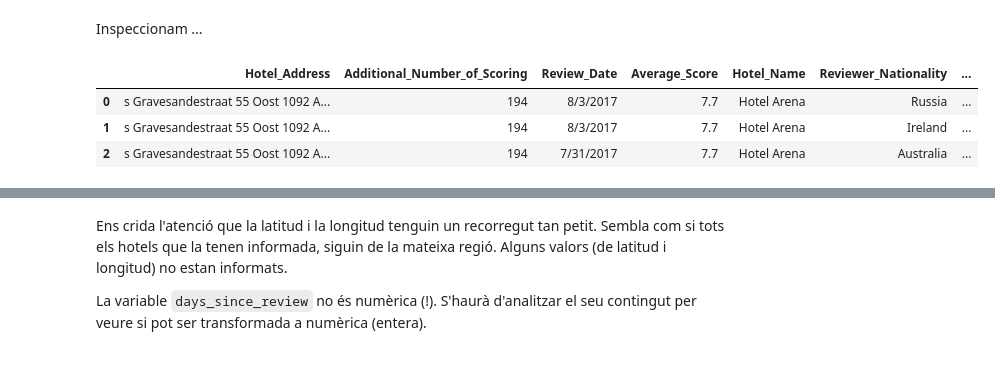
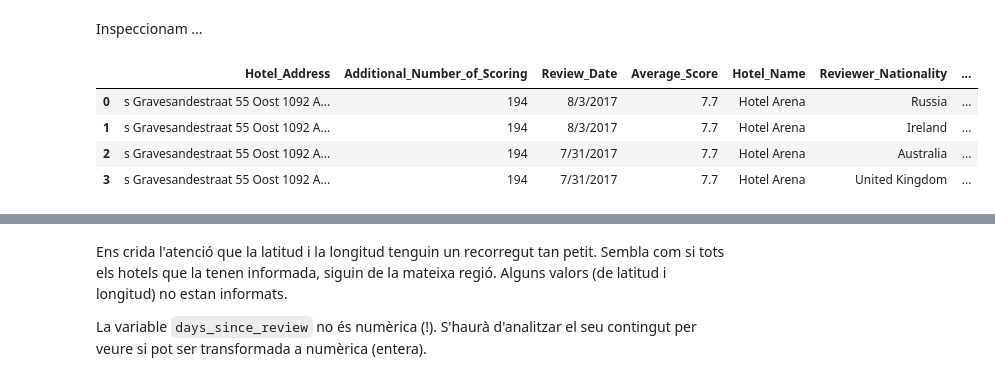
Before and after one commit to llublad/MUSI-AA, a Jupyter notebook: musi-aa-modulo1/W6/practica/hr_features_study.ipynb, the cells around one changed output, grey strips where cells are left out. Drawn from its saved outputs; the diff is of its cells as text; code cells hidden in the pictures.

```diff
--- a/musi-aa-modulo1/W6/practica/hr_features_study.ipynb
+++ b/musi-aa-modulo1/W6/practica/hr_features_study.ipynb
@@ -47,12 +47,13 @@ Loading data/hotel_reviews_dataset_part_4.csv
 # %% [markdown]
 Inspeccionam ...
 # %%
-df.head(3)
+df.head(4)
 # %% [output]
 |  | Hotel_Address | Additional_Number_of_Scoring | Review_Date | Average_Score | Hotel_Name | Reviewer_Nationality | ... |
 | 0 | s Gravesandestraat 55 Oost 1092 A... | 194 | 8/3/2017 | 7.7 | Hotel Arena | Russia | ... |
 | 1 | s Gravesandestraat 55 Oost 1092 A... | 194 | 8/3/2017 | 7.7 | Hotel Arena | Ireland | ... |
 | 2 | s Gravesandestraat 55 Oost 1092 A... | 194 | 7/31/2017 | 7.7 | Hotel Arena | Australia | ... |
+| 3 | s Gravesandestraat 55 Oost 1092 A... | 194 | 7/31/2017 | 7.7 | Hotel Arena | United Kingdom | ... |
 # %%
 df.describe()
 # %% [output]
```
Also changed, not shown: parts of 45 cells of this notebook, 7 other files.
